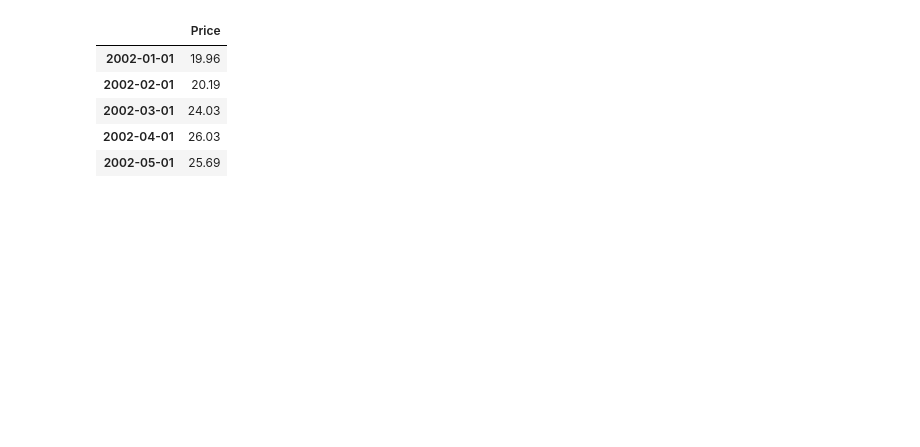
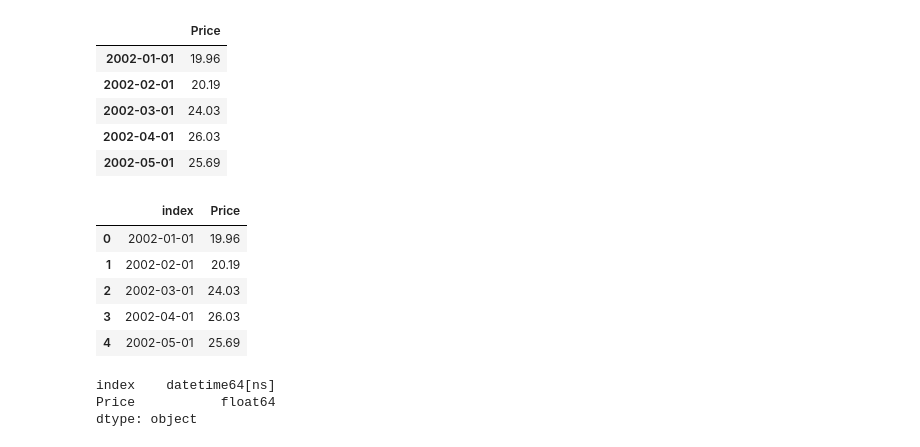
Before and after one commit to jnopareboateng/ml-library, a Jupyter notebook: crude-oil-forecast/prophet.ipynb, the cells around one changed output. Cells and saved outputs as stored; diff of their text form; code cells hidden in the pictures; blank space fills up the shorter version.

```diff
--- a/crude-oil-forecast/prophet.ipynb
+++ b/crude-oil-forecast/prophet.ipynb
@@ -20,4 +16,15 @@ data.head()
 | 2002-03-01 | 24.03 |
 | 2002-04-01 | 26.03 |
 | 2002-05-01 | 25.69 |
+# %%
+# reset index of data
+data = data.reset_index()
+data.head()
+# %% [output]
+|  | index | Price |
+| 0 | 2002-01-01 | 19.96 |
+| 1 | 2002-02-01 | 20.19 |
+| 2 | 2002-03-01 | 24.03 |
+| 3 | 2002-04-01 | 26.03 |
+| 4 | 2002-05-01 | 25.69 |
 # %%
@@ -24,0 +32,6 @@ train_data.columns = ['ds','y']
+# %%
+data.dtypes
+# %% [output]
+index    datetime64[ns]
+Price           float64
+dtype: object
```
Also changed, not shown: parts of 22 cells of this notebook, 1 other file.
